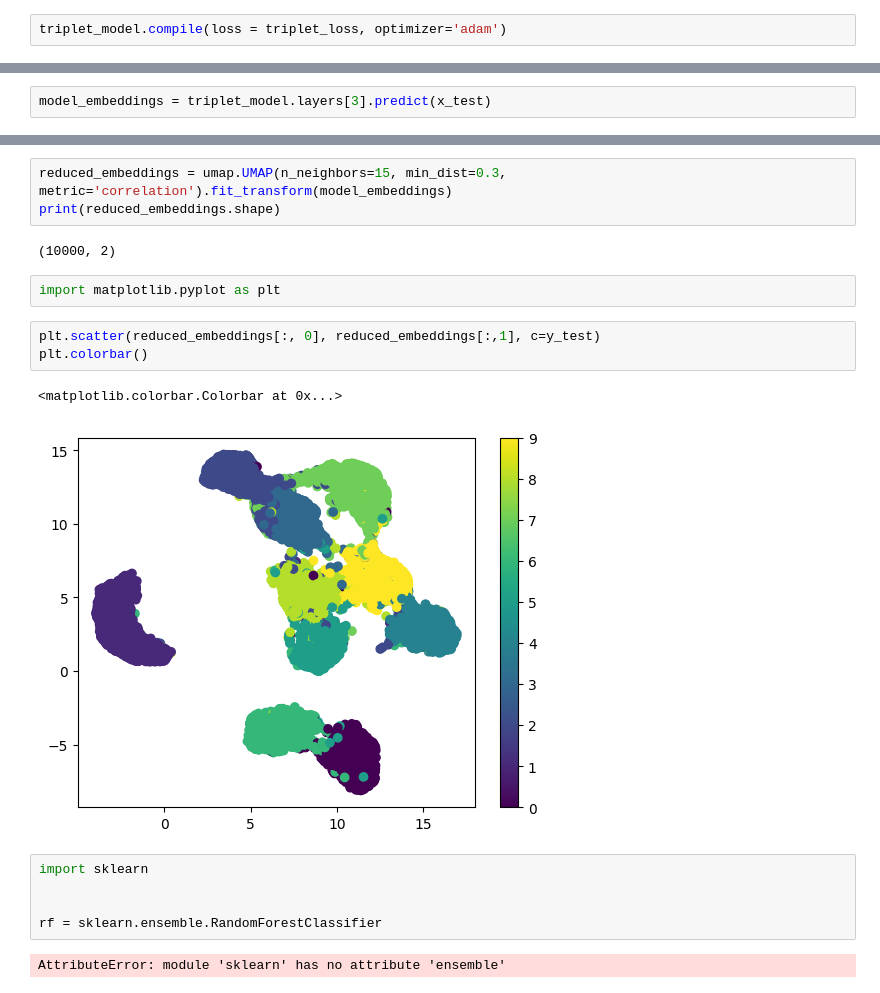
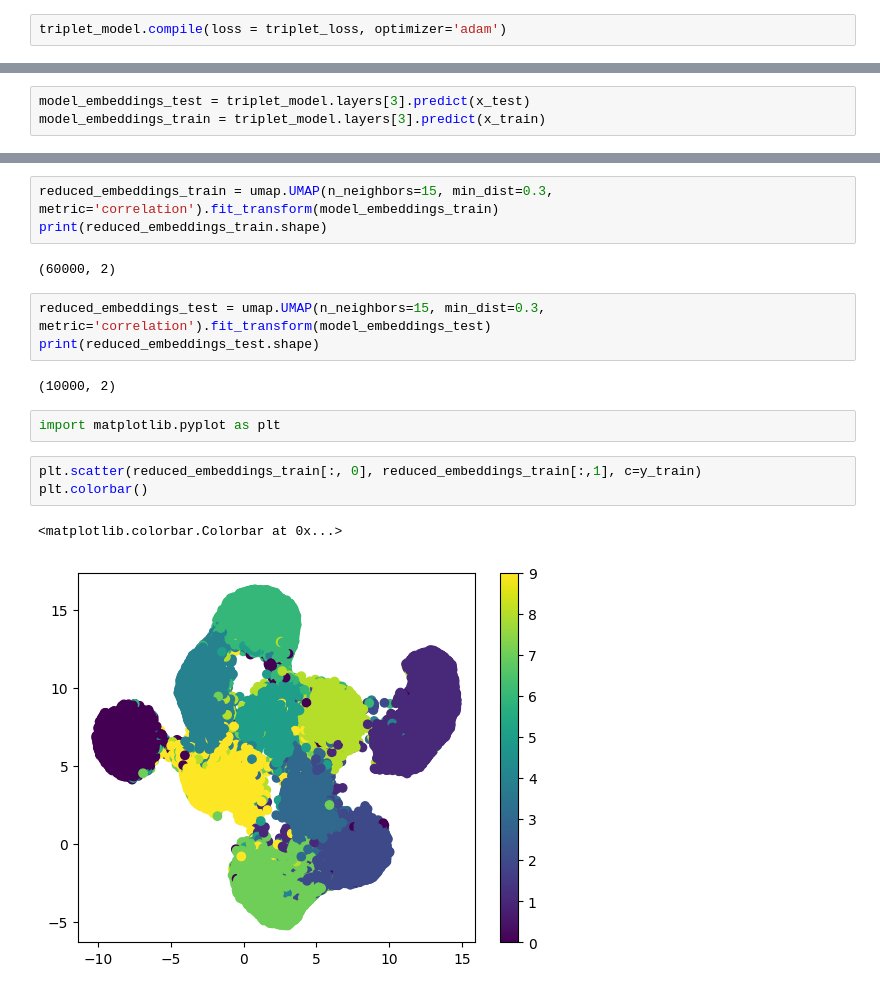
Before and after one commit to levyvix/tccer, a Jupyter notebook: passing.ipynb, the cells around one changed output, grey strips where cells are left out. Drawn from its saved outputs; the diff is of its cells as text.

```diff
--- a/passing.ipynb
+++ b/passing.ipynb
@@ -134,5 +134,6 @@ Epoch 3/3
 <keras.callbacks.History at 0x...>
 # %%
-model_embeddings = triplet_model.layers[3].predict(x_test)
+model_embeddings_test = triplet_model.layers[3].predict(x_test)
+model_embeddings_train = triplet_model.layers[3].predict(x_train)
 # %% [output]
 313/313 [==============================] - 1s 3ms/step
@@ -139,20 +141,18 @@ model_embeddings = triplet_model.layers[3].predict(x_test)
 # %%
-reduced_embeddings = umap.UMAP(n_neighbors=15, min_dist=0.3, metric='correlation').fit_transform(model_embeddings)
-print(reduced_embeddings.shape)
+reduced_embeddings_train = umap.UMAP(n_neighbors=15, min_dist=0.3, metric='correlation').fit_transform(model_embeddings_train)
+print(reduced_embeddings_train.shape)
 # %% [output]
-(10000, 2)
+(60000, 2)
+# %%
+reduced_embeddings_test = umap.UMAP(n_neighbors=15, min_dist=0.3, metric='correlation').fit_transform(model_embeddings_test)
+print(reduced_embeddings_test.shape)
+# %% [output]
+(10000, 2)
 # %%
 import matplotlib.pyplot as plt
 # %%
-plt.scatter(reduced_embeddings[:, 0], reduced_embeddings[:,1], c=y_test)
+plt.scatter(reduced_embeddings_train[:, 0], reduced_embeddings_train[:,1], c=y_train)
 plt.colorbar()
 # %% [output]
 <matplotlib.colorbar.Colorbar at 0x...>
-[figure, old version]
+[figure, new version]
-# %%
-import sklearn
-
-
-rf = sklearn.ensemble.RandomForestClassifier
-# %% [output]
-AttributeError: module 'sklearn' has no attribute 'ensemble'
```
Also changed, not shown: parts of 11 cells of this notebook, 2 other files.
